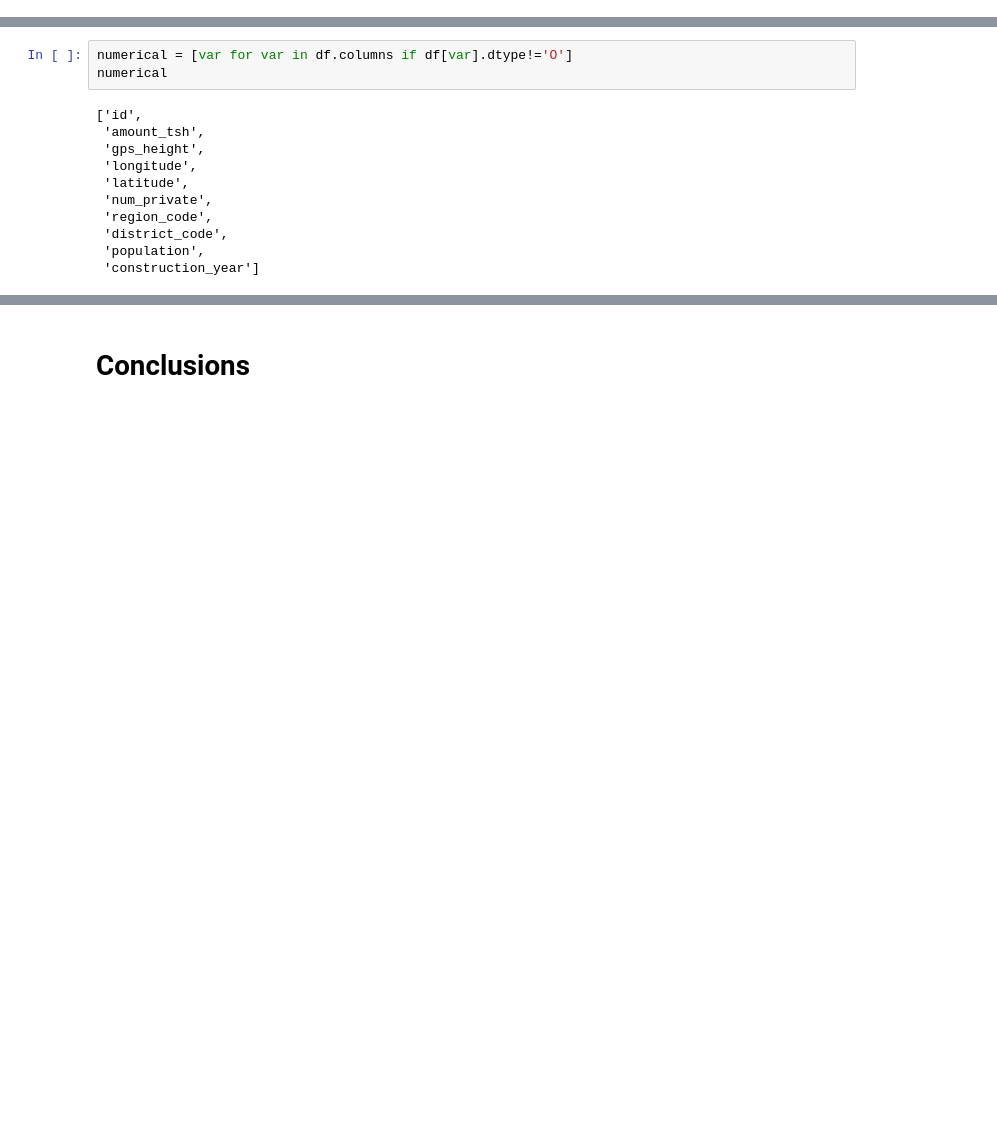
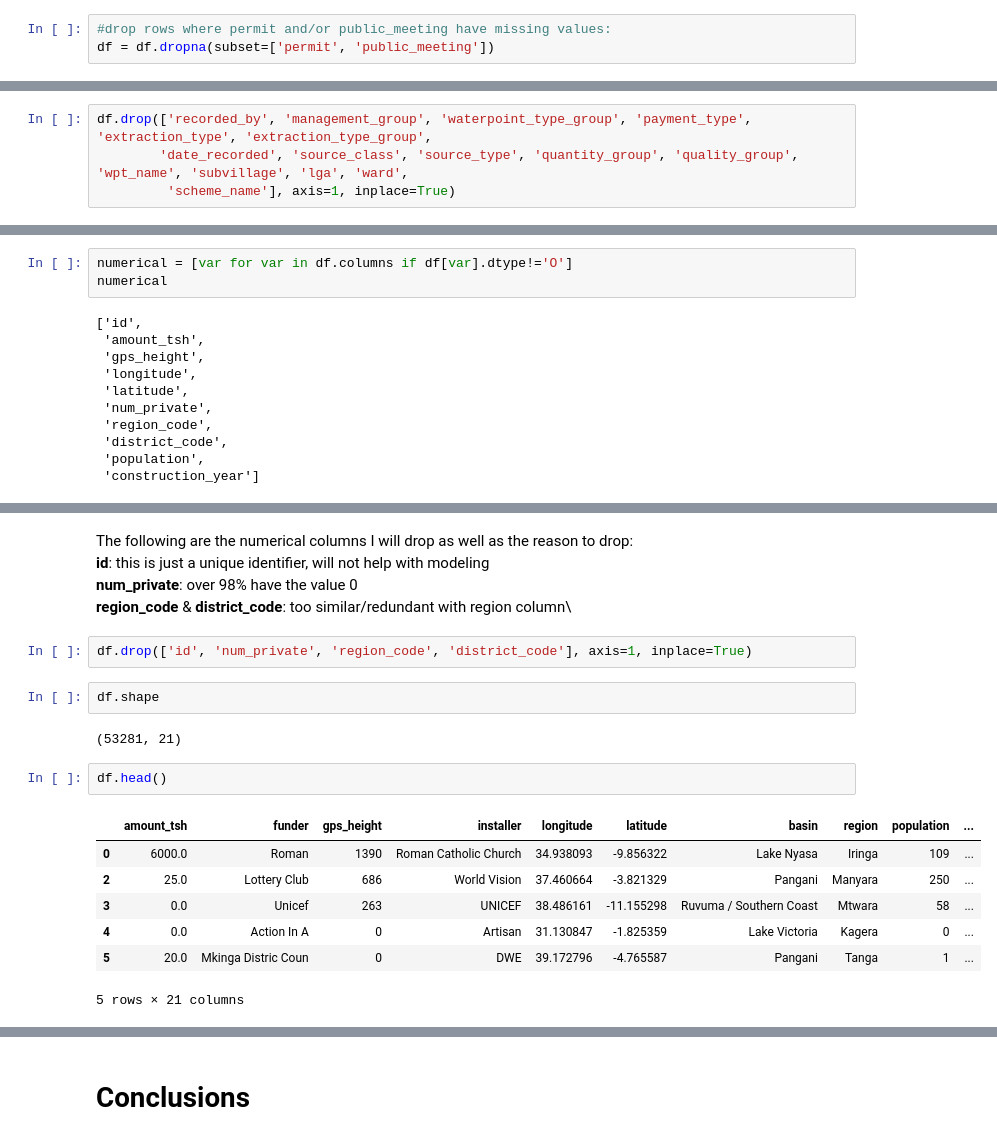
Before and after one commit to morgannash1/water_wells_project, a Jupyter notebook: notebook.ipynb, the cells around one changed output, grey strips where cells are left out. Drawn from its saved outputs; the diff is of its cells as text; blank space fills up the shorter version.

```diff
--- a/notebook.ipynb
+++ b/notebook.ipynb
@@ -434,0 +647,3 @@ categorical
+# %%
+#drop rows where permit and/or public_meeting have missing values:
+df = df.dropna(subset=['permit', 'public_meeting'])
@@ -434,0 +673,4 @@ categorical
+# %%
+df.drop(['recorded_by', 'management_group', 'waterpoint_type_group', 'payment_type', 'extraction_type', 'extraction_type_group',
+        'date_recorded', 'source_class', 'source_type', 'quantity_group', 'quality_group', 'wpt_name', 'subvillage', 'lga', 'ward',
+         'scheme_name'], axis=1, inplace=True)
@@ -450,0 +785,21 @@ numerical
+# %% [markdown]
+The following are the numerical columns I will drop as well as the reason to drop:\
+**id**: this is just a unique identifier, will not help with modeling\
+**num_private**: over 98% have the value 0\
+**region_code** & **district_code**: too similar/redundant with region column\
+# %%
+df.drop(['id', 'num_private', 'region_code', 'district_code'], axis=1, inplace=True)
+# %%
+df.shape
+# %% [output]
+(53281, 21)
+# %%
+df.head()
+# %% [output]
+|  | amount_tsh | funder | gps_height | installer | longitude | latitude | basin | region | population | ... |
+| 0 | 6000.0 | Roman | 1390 | Roman Catholic Church | 34.938093 | -9.856322 | Lake Nyasa | Iringa | 109 | ... |
+| 2 | 25.0 | Lottery Club | 686 | World Vision | 37.460664 | -3.821329 | Pangani | Manyara | 250 | ... |
+| 3 | 0.0 | Unicef | 263 | UNICEF | 38.486161 | -11.155298 | Ruvuma / Southern Coast | Mtwara | 58 | ... |
+| 4 | 0.0 | Action In A | 0 | Artisan | 31.130847 | -1.825359 | Lake Victoria | Kagera | 0 | ... |
+| 5 | 20.0 | Mkinga Distric Coun | 0 | DWE | 39.172796 | -4.765587 | Pangani | Tanga | 1 | ... |
+5 rows × 21 columns
```
Also changed, not shown: parts of 57 cells of this notebook.
